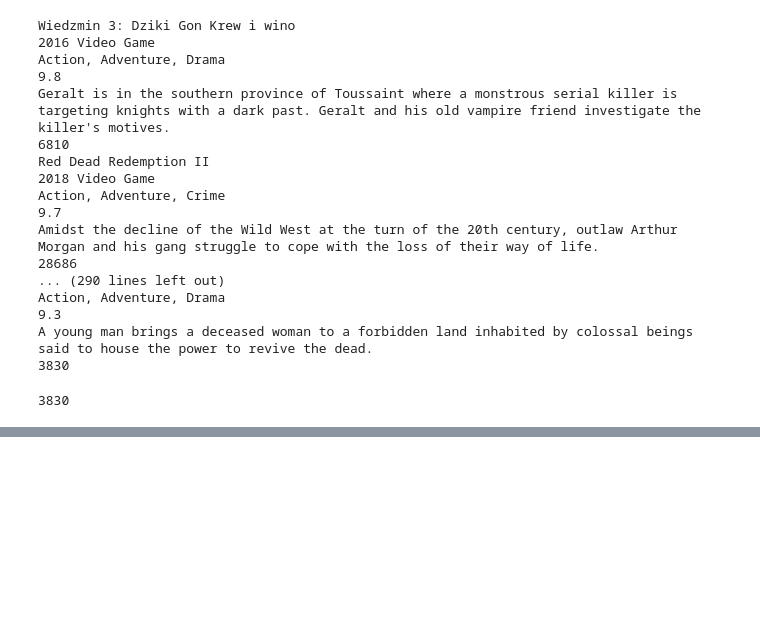
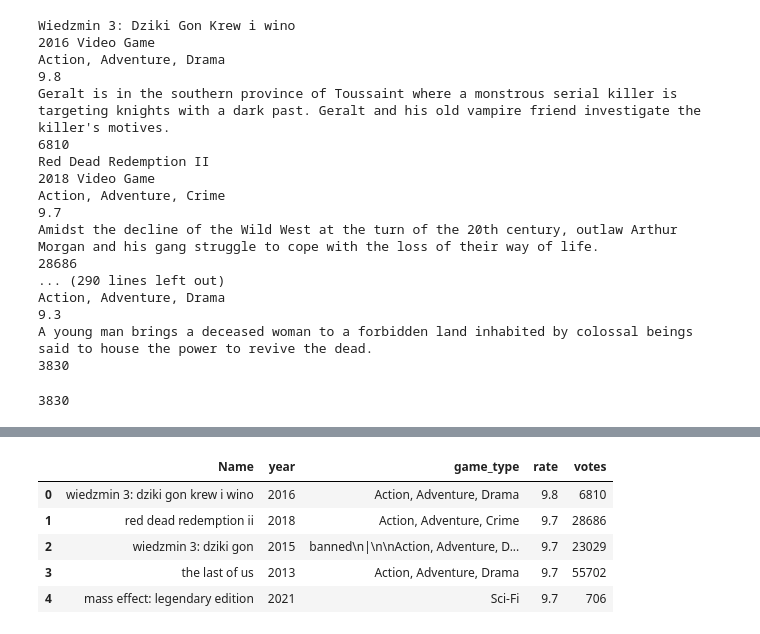
Before and after one commit to RazanAlzahrani1/VideoGames_Regression, a Jupyter notebook: VideoGamesWebscrabing .ipynb, the cells around one changed output, grey strips where cells are left out. Cells and saved outputs as stored; diff of their text form; code cells hidden in the pictures; blank space fills up the shorter version.

```diff
--- a/VideoGamesWebscrabing .ipynb
+++ b/VideoGamesWebscrabing .ipynb
@@ -221,0 +201,10 @@ df
+# %%
+df.Name=df.Name.str.lower()
+df.head()
+# %% [output]
+|  | Name | year | game_type | rate | votes |
+| 0 | wiedzmin 3: dziki gon krew i wino | 2016 | Action, Adventure, Drama | 9.8 | 6810 |
+| 1 | red dead redemption ii | 2018 | Action, Adventure, Crime | 9.7 | 28686 |
+| 2 | wiedzmin 3: dziki gon | 2015 | banned\n|\n\nAction, Adventure, D... | 9.7 | 23029 |
+| 3 | the last of us | 2013 | Action, Adventure, Drama | 9.7 | 55702 |
+| 4 | mass effect: legendary edition | 2021 | Sci-Fi | 9.7 | 706 |
```
Also changed, not shown: parts of 14 cells of this notebook.
